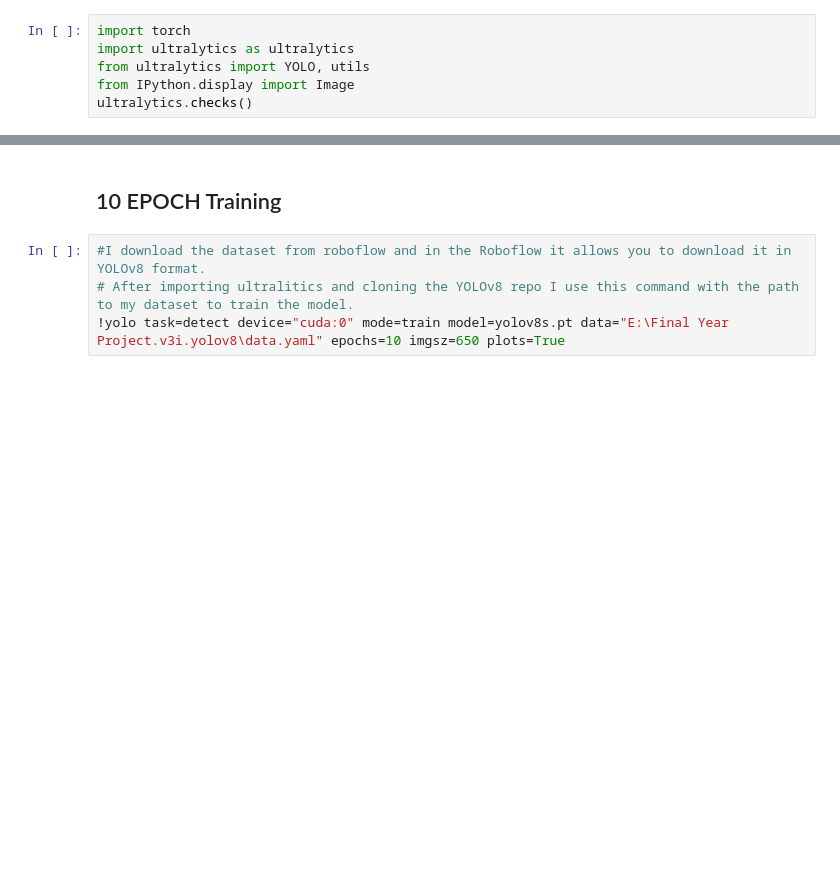
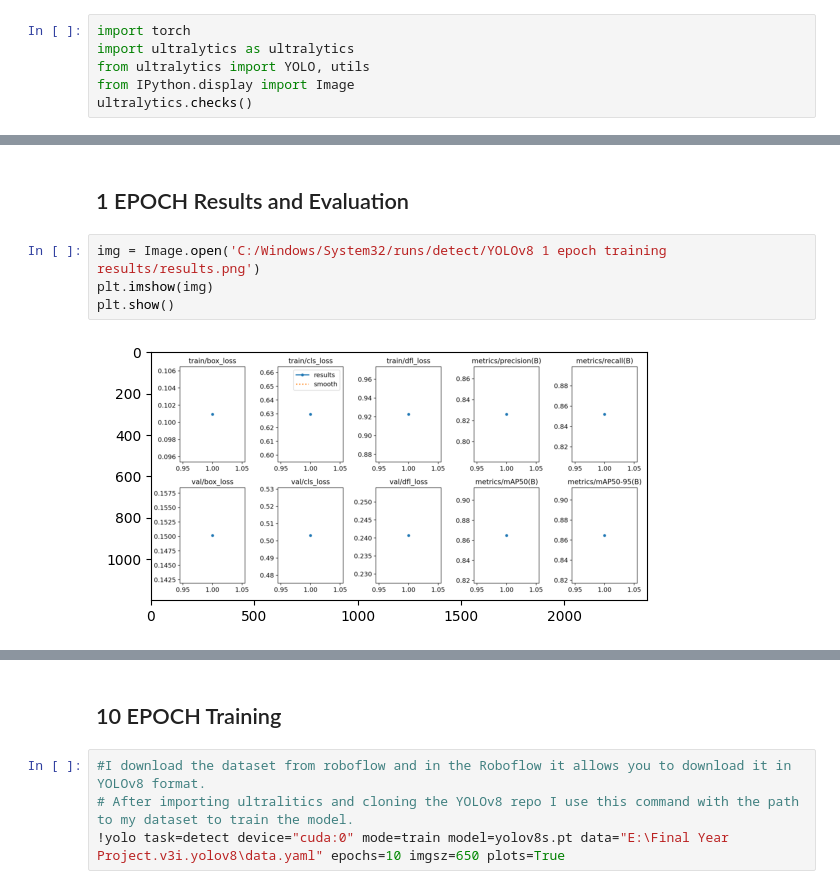
Before and after one commit to aaronbonnerATU/Research-Project, a Jupyter notebook: CrackDetectionYOLOv8Code.ipynb, the cells around one changed output, grey strips where cells are left out. Cells and saved outputs as stored; diff of their text form; blank space fills up the shorter version.

```diff
--- a/CrackDetectionYOLOv8Code.ipynb
+++ b/CrackDetectionYOLOv8Code.ipynb
@@ -52 +77,9 @@ ultralytics.checks()
+# %% [markdown]
+## 1 EPOCH Results and Evaluation
+# %%
+img = Image.open('C:/Windows/System32/runs/detect/YOLOv8 1 epoch training results/results.png')
+plt.imshow(img)
+plt.show()
+# %% [output]
+[figure, added]
 # %%
```
Also changed, not shown: parts of 33 cells of this notebook.
